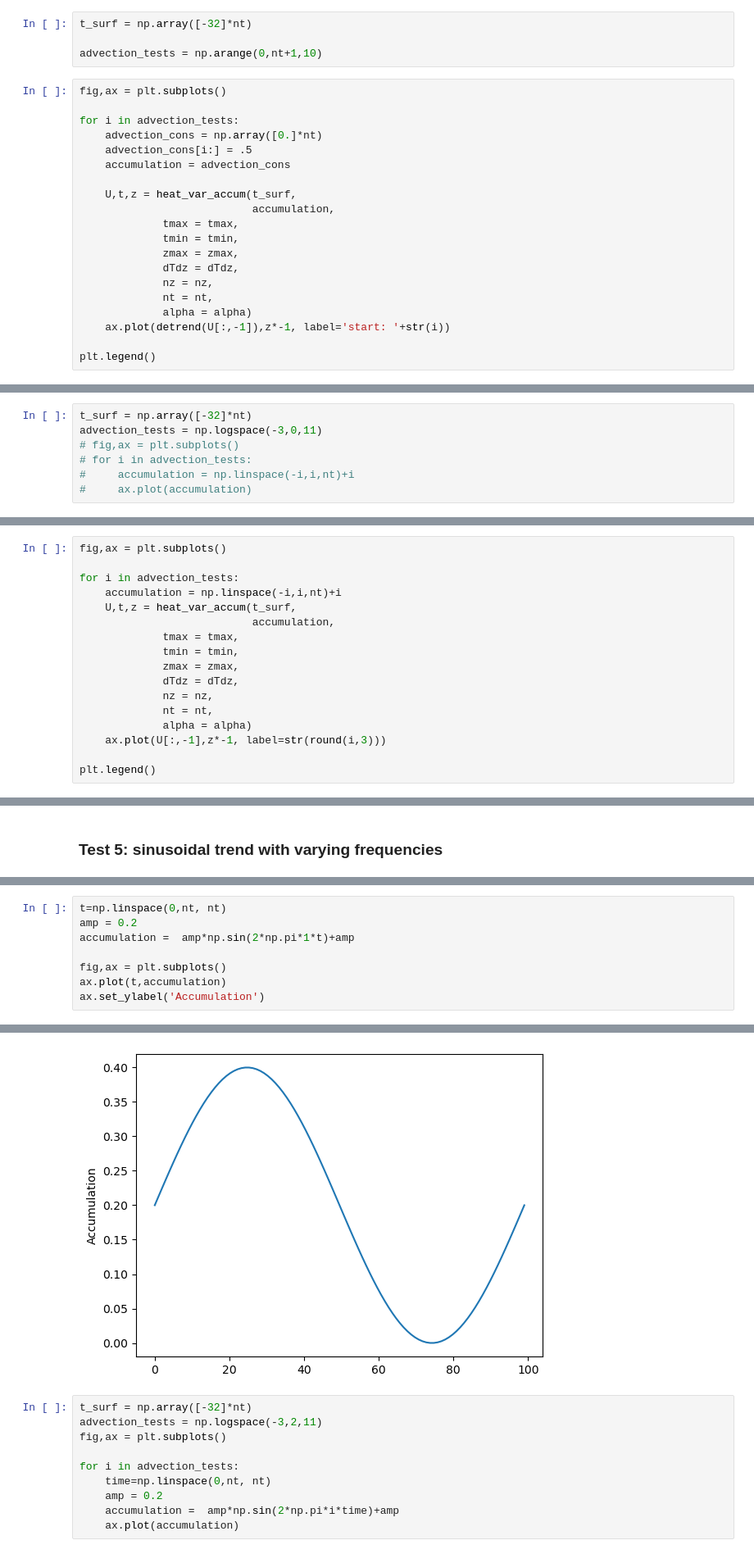
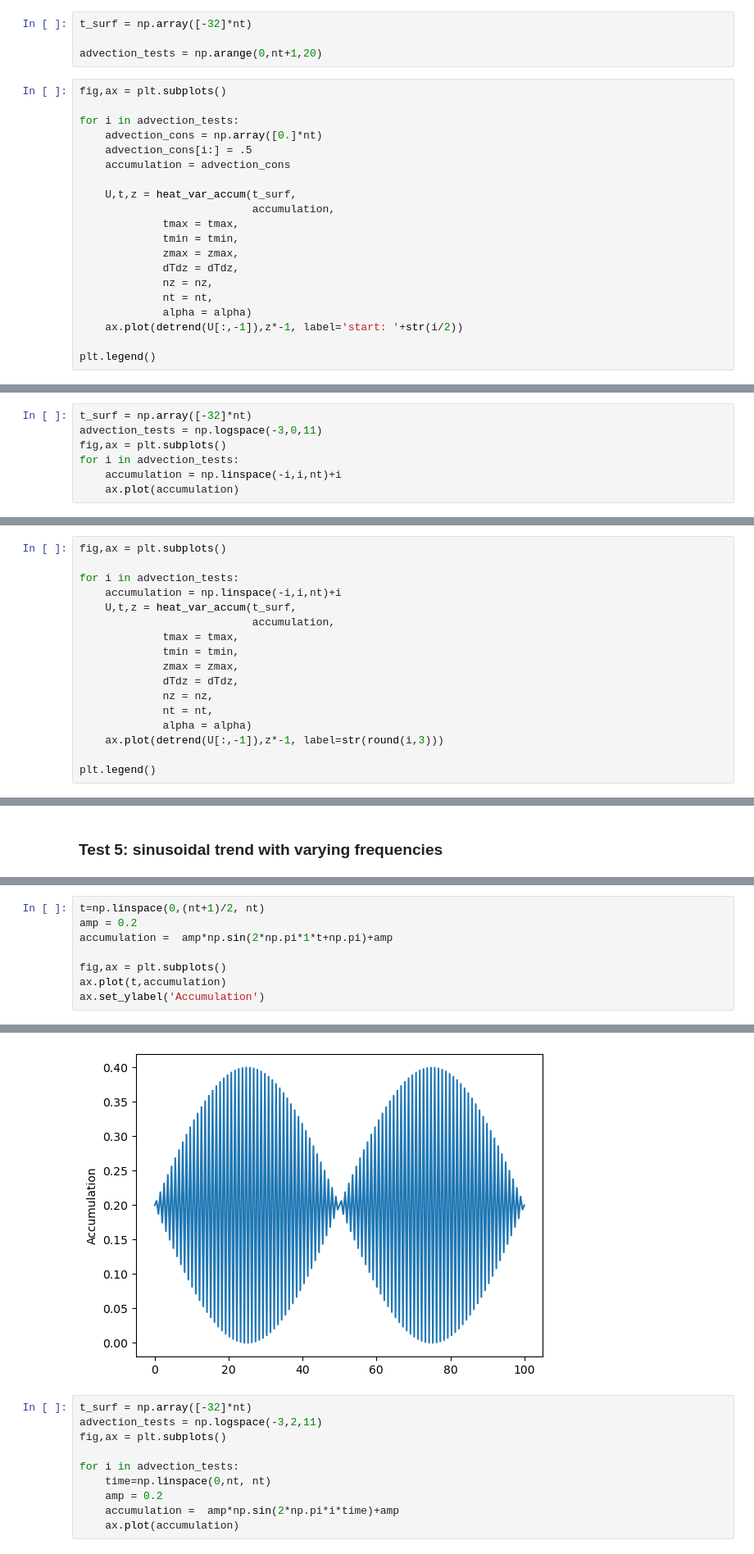
Before and after one commit to johnmorganmanos/Antarctica_AH_Thermometry, a Jupyter notebook: Untitled.ipynb, the cells around one changed output, grey strips where cells are left out. Shown at 82% size. Cells and saved outputs as stored; diff of their text form.

Commit message:
More testing with accumulation and surface conditions using the implicit solver.

```diff
--- a/Untitled.ipynb
+++ b/Untitled.ipynb
@@ -285,7 +286,7 @@ plt.legend()
 # %%
 t_surf = np.array([-32]*nt)
 
-advection_tests = np.arange(0,nt+1,10)
+advection_tests = np.arange(0,nt+1,20)
 # %%
 fig,ax = plt.subplots()
 
@@ -303,7 +304,7 @@ for i in advection_tests:
              nz = nz,
              nt = nt,
              alpha = alpha)
-    ax.plot(detrend(U[:,-1]),z*-1, label='start: '+str(i))
+    ax.plot(detrend(U[:,-1]),z*-1, label='start: '+str(i/2))
 
 plt.legend()
 # %% [output]
@@ -314,7 +315,7 @@ plt.legend()
 # %%
 t_surf = np.array([-32]*nt)
 advection_tests = np.logspace(-3,0,11)
-# fig,ax = plt.subplots()
-# for i in advection_tests:
-#     accumulation = np.linspace(-i,i,nt)+i
-#     ax.plot(accumulation)
+fig,ax = plt.subplots()
+for i in advection_tests:
+    accumulation = np.linspace(-i,i,nt)+i
+    ax.plot(accumulation)
@@ -332,7 +335,7 @@ for i in advection_tests:
              nz = nz,
              nt = nt,
              alpha = alpha)
-    ax.plot(U[:,-1],z*-1, label=str(round(i,3)))
+    ax.plot(detrend(U[:,-1]),z*-1, label=str(round(i,3)))
 
 plt.legend()
 # %% [output]
@@ -343,14 +369,14 @@ plt.legend()
 # %%
-t=np.linspace(0,nt, nt)
+t=np.linspace(0,(nt+1)/2, nt)
 amp = 0.2
-accumulation =  amp*np.sin(2*np.pi*1*t)+amp
+accumulation =  amp*np.sin(2*np.pi*1*t+np.pi)+amp
 
 fig,ax = plt.subplots()
 ax.plot(t,accumulation)
 ax.set_ylabel('Accumulation')
 # %% [output]
 Text(0, 0.5, 'Accumulation')
-[figure, old version]
+[figure, new version]
 # %%
 t_surf = np.array([-32]*nt)
 advection_tests = np.logspace(-3,2,11)
```
Also changed, not shown: parts of 37 cells of this notebook.
